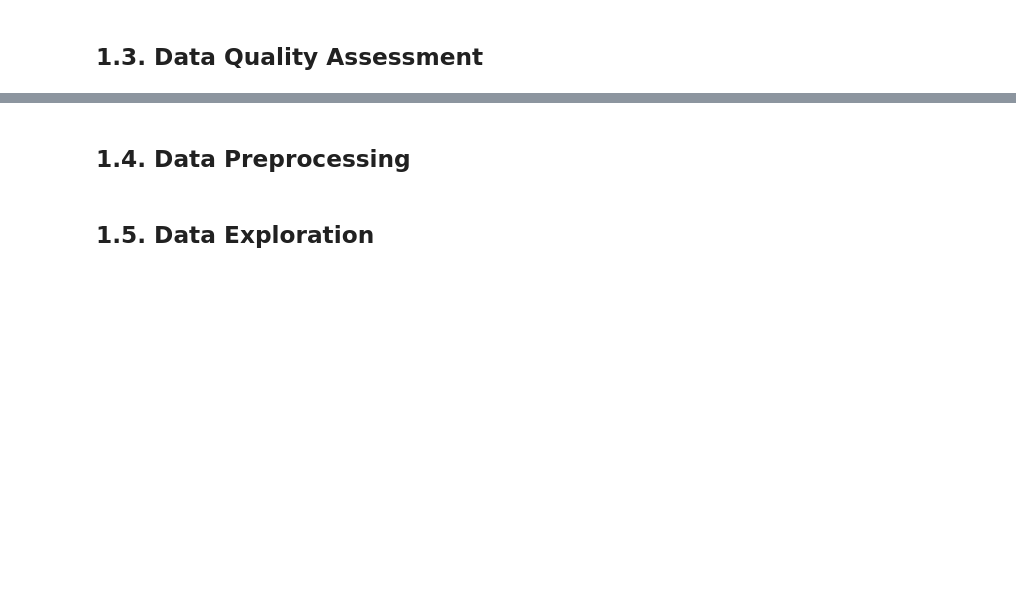
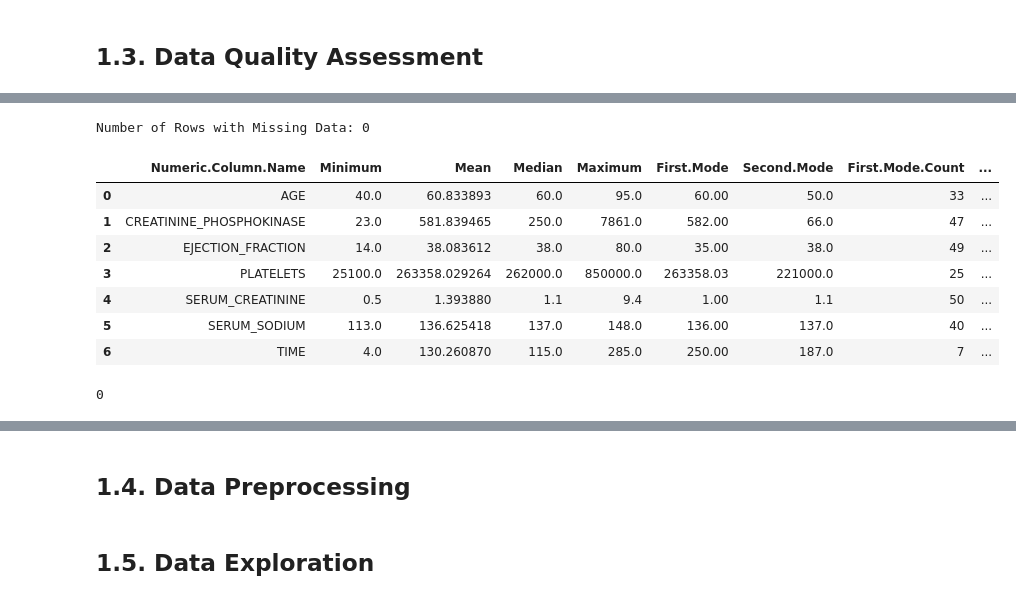
Before and after one commit to JohnPaulinePineda/Portfolio_Project_55, a Jupyter notebook: codes/EstimatingHeartFailureSurvivalRiskProfilesFromCardiovascularHematologicAndMetabolicMarkers.ipynb, the cells around one changed output, grey strips where cells are left out. Saved outputs shown, nothing was run; the diff lists cells and outputs as text; code cells hidden in the pictures; blank space fills up the shorter version.

```diff
--- a/codes/EstimatingHeartFailureSurvivalRiskProfilesFromCardiovascularHematologicAndMetabolicMarkers.ipynb
+++ b/codes/EstimatingHeartFailureSurvivalRiskProfilesFromCardiovascularHematologicAndMetabolicMarkers.ipynb
@@ -86,0 +446,8 @@ The predictor variables for the study are:
+# %%
+##################################
+# Counting the number of rows
+# with Fill.Rate < 1.00
+##################################
+print('Number of Rows with Missing Data:',str(len(all_row_quality_summary[all_row_quality_summary['Missing.Rate']>0])))
+# %% [output]
+Number of Rows with Missing Data: 0
@@ -86,0 +515,69 @@ The predictor variables for the study are:
+# %%
+##################################
+# Gathering the number of observations for each numeric column
+##################################
+numeric_row_count_list = list([len(heart_failure_numeric)] * len(heart_failure_numeric.columns))
+# %%
+##################################
+# Gathering the unique to count ratio for each numeric column
+##################################
+numeric_unique_count_ratio_list = map(truediv, numeric_unique_count_list, numeric_row_count_list)
+# %%
+##################################
+# Gathering the skewness value for each numeric column
+##################################
+numeric_skewness_list = heart_failure_numeric.skew()
+# %%
+##################################
+# Gathering the kurtosis value for each numeric column
+##################################
+numeric_kurtosis_list = heart_failure_numeric.kurtosis()
+# %%
+numeric_column_quality_summary = pd.DataFrame(zip(numeric_variable_name_list,
+                                                numeric_minimum_list,
+                                                numeric_mean_list,
+                                                numeric_median_list,
+                                                numeric_maximum_list,
+                                                numeric_first_mode_list,
+                                                numeric_second_mode_list,
+                                                numeric_first_mode_count_list,
+                                                numeric_second_mode_count_list,
+                                                numeric_first_second_mode_ratio_list,
+                                                numeric_unique_count_list,
+                                                numeric_row_count_list,
+                                                numeric_unique_count_ratio_list,
+                                                numeric_skewness_list,
+                                                numeric_kurtosis_list),
+                                        columns=['Numeric.Column.Name',
+                                                 'Minimum',
+                                                 'Mean',
+                                                 'Median',
+                                                 'Maximum',
+                                                 'First.Mode',
+                                                 'Second.Mode',
+                                                 'First.Mode.Count',
+                                                 'Second.Mode.Count',
+                                                 'First.Second.Mode.Ratio',
+                                                 'Unique.Count',
+                                                 'Row.Count',
+                                                 'Unique.Count.Ratio',
+                                                 'Skewness',
+                                                 'Kurtosis'])
+display(numeric_column_quality_summary)
+# %% [output]
+|  | Numeric.Column.Name | Minimum | Mean | Median | Maximum | First.Mode | Second.Mode | First.Mode.Count | ... |
+| 0 | AGE | 40.0 | 60.833893 | 60.0 | 95.0 | 60.00 | 50.0 | 33 | ... |
+| 1 | CREATININE_PHOSPHOKINASE | 23.0 | 581.839465 | 250.0 | 7861.0 | 582.00 | 66.0 | 47 | ... |
+| 2 | EJECTION_FRACTION | 14.0 | 38.083612 | 38.0 | 80.0 | 35.00 | 38.0 | 49 | ... |
+| 3 | PLATELETS | 25100.0 | 263358.029264 | 262000.0 | 850000.0 | 263358.03 | 221000.0 | 25 | ... |
+| 4 | SERUM_CREATININE | 0.5 | 1.393880 | 1.1 | 9.4 | 1.00 | 1.1 | 50 | ... |
+| 5 | SERUM_SODIUM | 113.0 | 136.625418 | 137.0 | 148.0 | 136.00 | 137.0 | 40 | ... |
+| 6 | TIME | 4.0 | 130.260870 | 115.0 | 285.0 | 250.00 | 187.0 | 7 | ... |
+# %%
+##################################
+# Counting the number of numeric columns
+# with Unique.Count.Ratio > 10.00
+##################################
+len(numeric_column_quality_summary[(numeric_column_quality_summary['Unique.Count.Ratio']>10)])
+# %% [output]
+0
```
Also changed, not shown: parts of 56 cells of this notebook, 1 other file.
